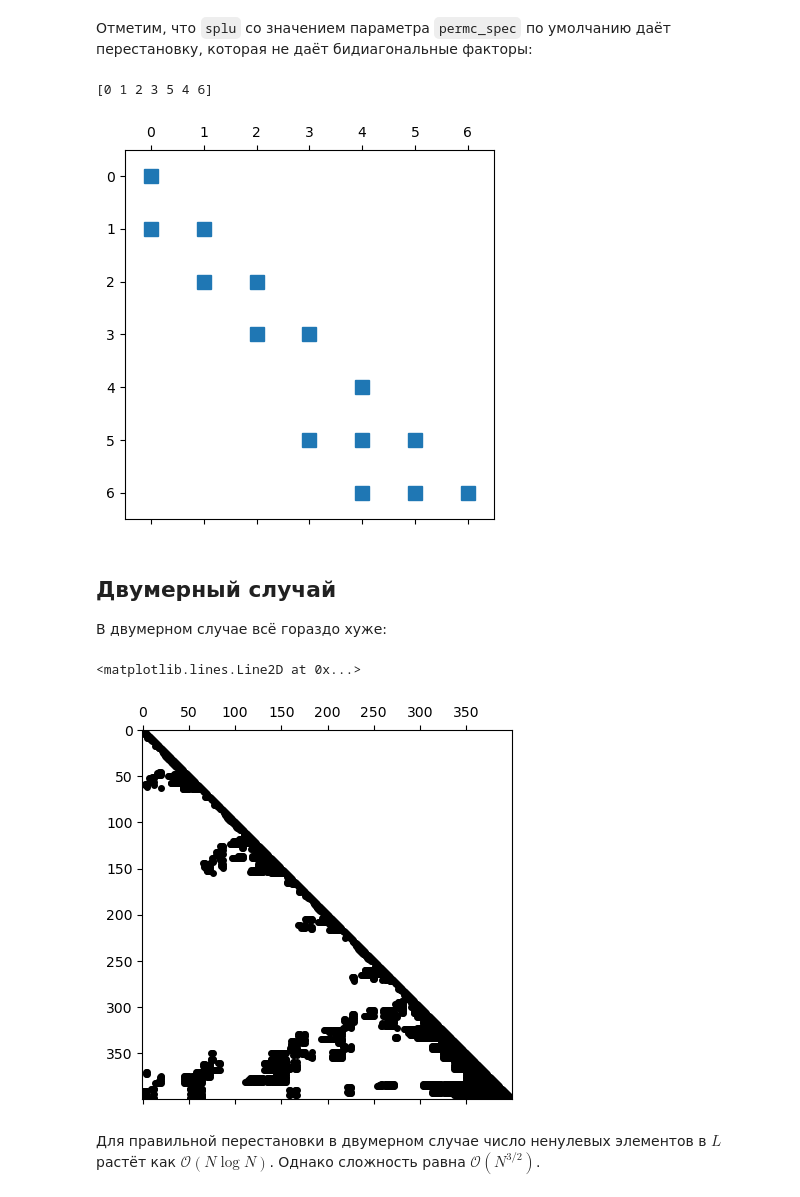
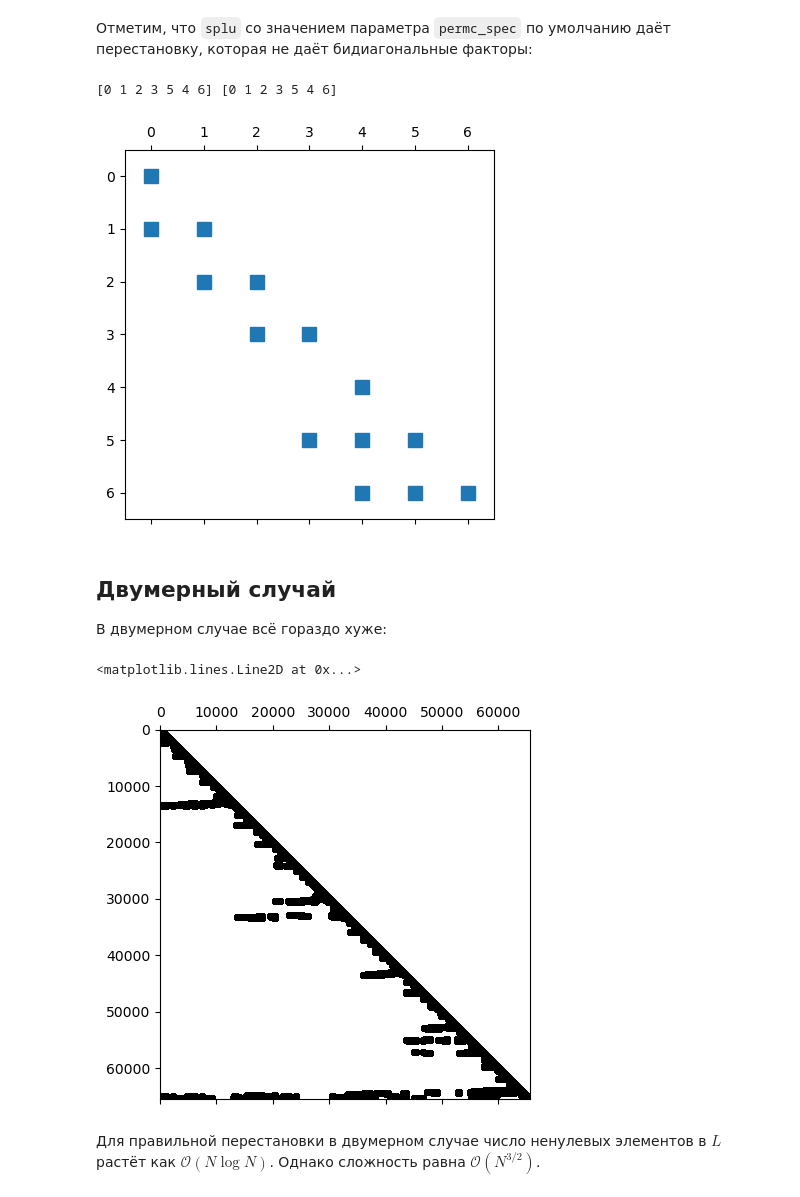
Before and after one commit to amkatrutsa/nla2023_masters, a Jupyter notebook: lectures/lecture8/lecture8.ipynb, the cells around one changed output. Saved outputs shown, nothing was run; the diff lists cells and outputs as text; code cells hidden in the pictures.

```diff
--- a/lectures/lecture8/lecture8.ipynb
+++ b/lectures/lecture8/lecture8.ipynb
@@ -336,26 +349,26 @@ plt.spy(T.L)
 from scipy.sparse.linalg import splu
 T = splu(a.tocsc())
 plt.spy(T.L)
-print(T.perm_c)
+print(T.perm_c, T.perm_r)
 # %% [output]
-[0 1 2 3 5 4 6]
+[0 1 2 3 5 4 6] [0 1 2 3 5 4 6]
 [figure]
 # %% [markdown]
 ## Двумерный случай
 
 В двумерном случае всё гораздо хуже:
 # %%
-n = 20
+n = 256
 ex = np.ones(n);
 lp1 = sp.sparse.spdiags(np.vstack((ex,  -2*ex, ex)), [-1, 0, 1], n, n, 'csr');
 e = sp.sparse.eye(n)
 A = sp.sparse.kron(lp1, e) + sp.sparse.kron(e, lp1)
 A = csc_matrix(A)
-T = scipy.sparse.linalg.spilu(A)
+T = scipy.sparse.linalg.splu(A)
 plt.spy(T.L, marker='.', color='k', markersize=8)
 # %% [output]
 <matplotlib.lines.Line2D at 0x...>
-[figure, old version]
+[figure, new version]
 # %% [markdown]
 Для правильной перестановки в двумерном случае число ненулевых элементов в $L$ растёт как $\mathcal{O}(N \log N)$. Однако сложность равна $\mathcal{O}(N^{3/2})$.
 # %% [markdown]
```
Also changed, not shown: parts of 10 cells of this notebook.
